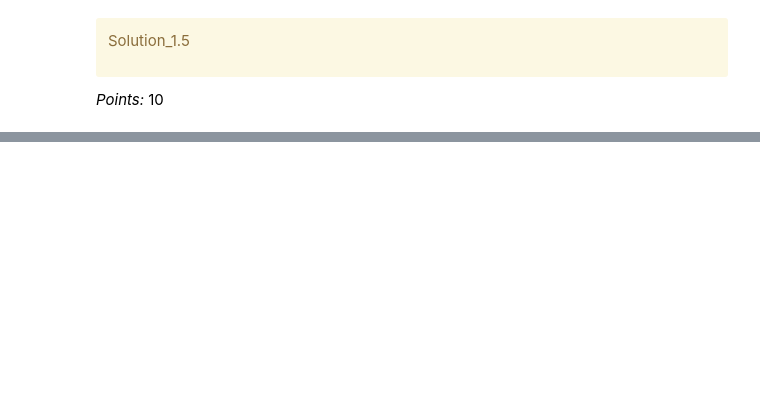
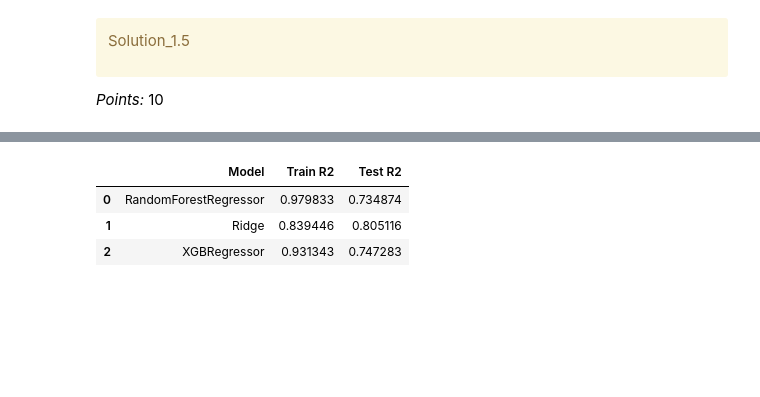
Before and after one commit to aneeshanavlakha/hw8, a Jupyter notebook: hw8.ipynb, the cells around one changed output, grey strips where cells are left out. Drawn from its saved outputs; the diff is of its cells as text; code cells hidden in the pictures; blank space fills up the shorter version.

```diff
--- a/hw8.ipynb
+++ b/hw8.ipynb
@@ -567,0 +487,18 @@ target = ["RainTomorrow"]
+# %%
+#preprocessing
+
+categorical_features = ['type', 'region']
+numeric_features = ['date_POSIX', 'AveragePrice', 'day_of_year', 'month_sin', 'month_cos',
+                    'week_of_year', 'day_of_week', 'year_progression']
+
+preprocessor = ColumnTransformer(
+    transformers=[
+        ('cat', OneHotEncoder(handle_unknown='ignore'), categorical_features),
+        ('num', StandardScaler(), numeric_features)
+    ]
+)
+
+X_train_processed = preprocessor.fit_transform(X_train)
+X_test_processed = preprocessor.transform(X_test)
+
+results = []
@@ -567,0 +578,28 @@ target = ["RainTomorrow"]
+# %%
+#xgb
+from xgboost import XGBRegressor
+
+xgb = XGBRegressor(n_estimators=100, random_state=0)
+
+pipe_xgb = make_pipeline(preprocessor, xgb)
+
+pipe_xgb.fit(X_train, y_train)
+
+y_train_pred = pipe_xgb.predict(X_train)
+y_test_pred = pipe_xgb.predict(X_test)
+
+train_r2 = r2_score(y_train, y_train_pred)
+test_r2 = r2_score(y_test, y_test_pred)
+
+results.append({
+    'Model': 'XGBRegressor',
+    'Train R2': train_r2,
+    'Test R2': test_r2
+})
+
+results_df = pd.DataFrame(results)
+# %% [output]
+|  | Model | Train R2 | Test R2 |
+| 0 | RandomForestRegressor | 0.979833 | 0.734874 |
+| 1 | Ridge | 0.839446 | 0.805116 |
+| 2 | XGBRegressor | 0.931343 | 0.747283 |
```
Also changed, not shown: parts of 37 cells of this notebook, 1 other file.
